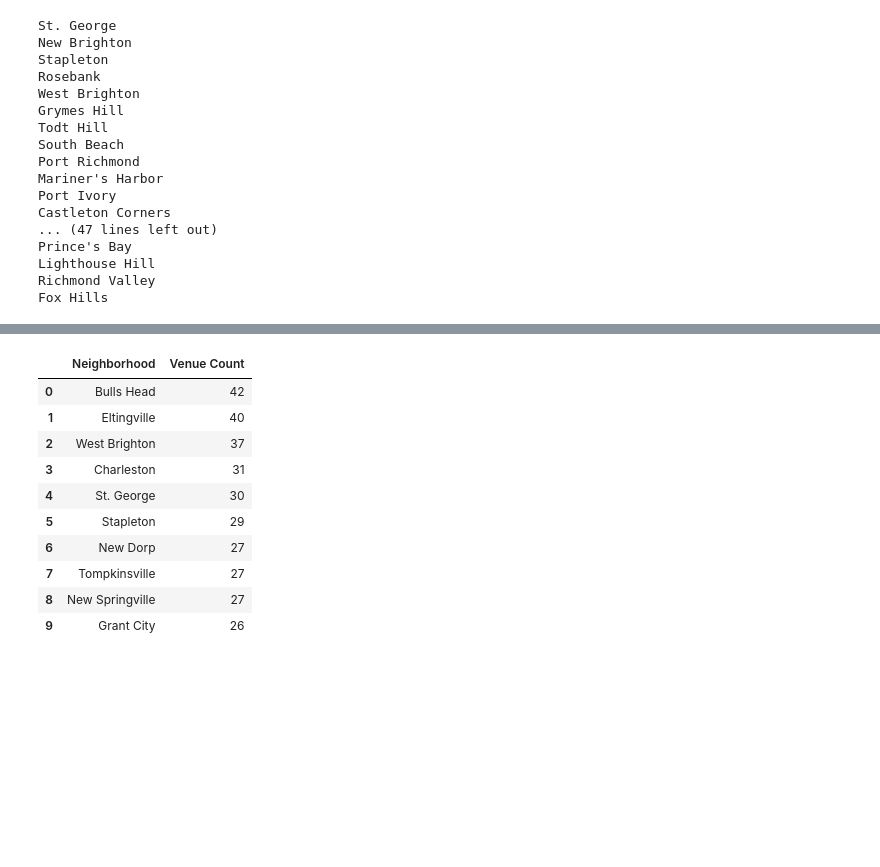
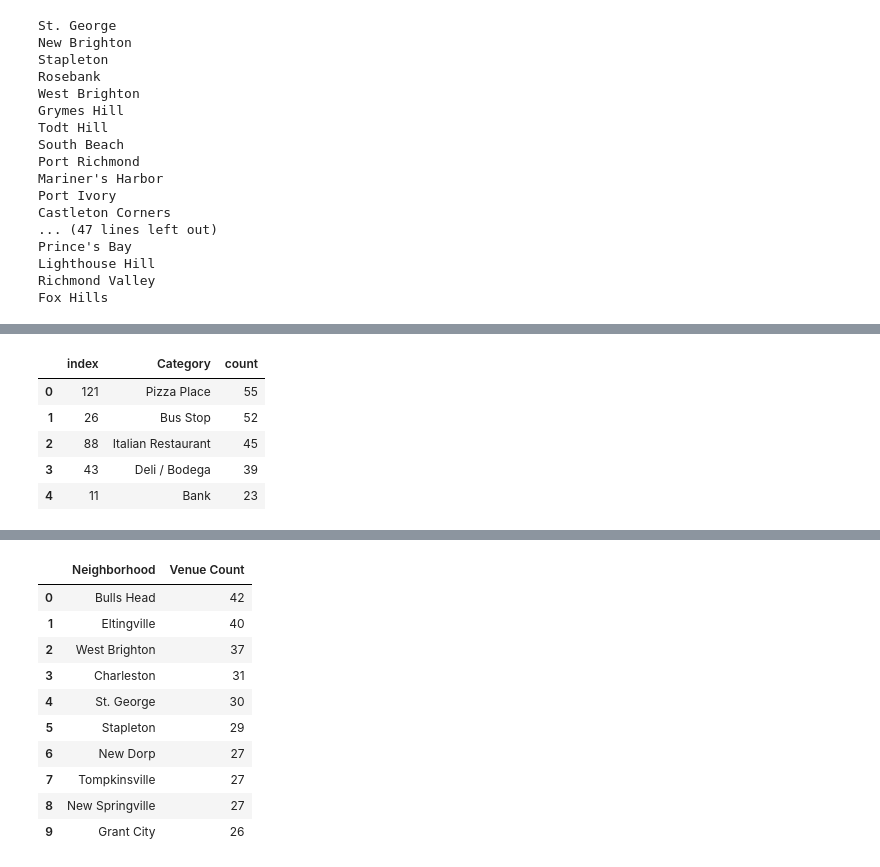
Before and after one commit to Fredddydili/Coursera_Capstone, a Jupyter notebook: Project for The Battle of Neighborhoods.ipynb, the cells around one changed output, grey strips where cells are left out. Cells and saved outputs as stored; diff of their text form; code cells hidden in the pictures; blank space fills up the shorter version.

```diff
--- a/Project for The Battle of Neighborhoods.ipynb
+++ b/Project for The Battle of Neighborhoods.ipynb
@@ -365,0 +381,12 @@ island_venues.head()
+# %%
+category = pd.DataFrame(category).reset_index()
+category.columns = ["Category","count"]
+category = category.sort_values(by=["count"],ascending=False).reset_index()
+category.head()
+# %% [output]
+|  | index | Category | count |
+| 0 | 121 | Pizza Place | 55 |
+| 1 | 26 | Bus Stop | 52 |
+| 2 | 88 | Italian Restaurant | 45 |
+| 3 | 43 | Deli / Bodega | 39 |
+| 4 | 11 | Bank | 23 |
```
Also changed, not shown: parts of 13 cells of this notebook.
